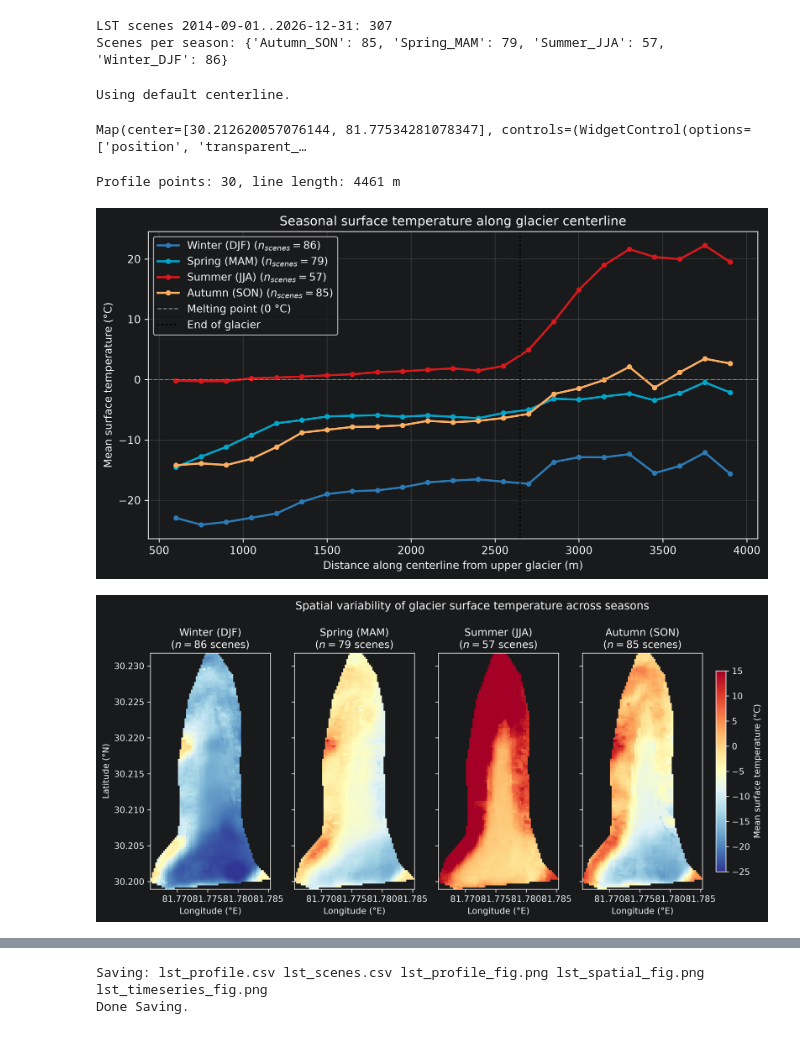
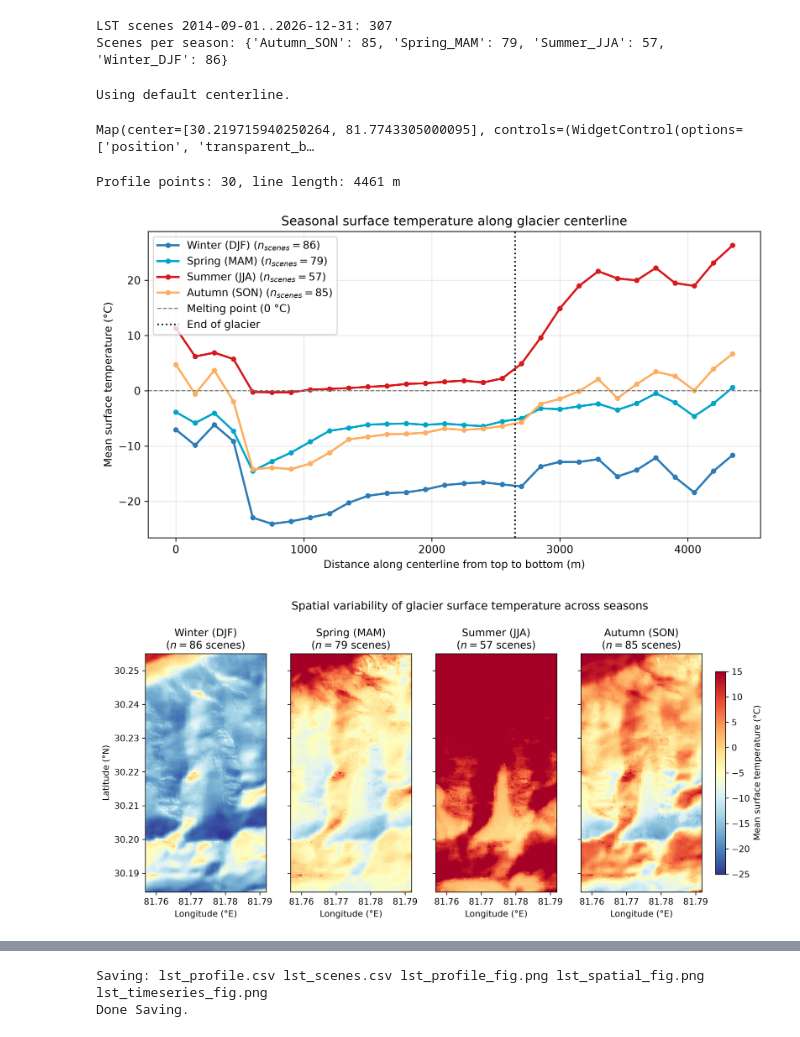
Before and after one commit to jgnnfw/EO_Cryosphere, a Jupyter notebook: main.ipynb, the cells around one changed output, grey strips where cells are left out. Cells and saved outputs as stored; diff of their text form; code cells hidden in the pictures.

```diff
--- a/main.ipynb
+++ b/main.ipynb
@@ -180,30 +151,39 @@ Map.addLayer(ee.Image().paint(glacier_glims_geom, 1, 2), {"palette": ["blue"]},
 Map
 # %% [output]
 Map(center=[30.21262005706224, 81.77534281075879], controls=(WidgetControl(options=['position', 'transparent_b…
+# %%
+aoi_coords = [
+    [81.756821, 30.184416],
+    [81.791840, 30.184416],
+    [81.791840, 30.255022],
+    [81.756821, 30.255022],
+    [81.756821, 30.184416]
+]
+BBOX = ee.Geometry.Polygon(aoi_coords)
 # %%
-lst = gl.download_lst(AOI, START, END, max_cloud=60, debug=DEBUG)
-stack = gl.season_stack(lst, AOI)
+lst = gl.download_lst(BBOX, START, END, max_cloud=60, debug=DEBUG)
+stack = gl.season_stack(lst, BBOX)
 n_season = gl.season_count(lst, debug=DEBUG)
 # %% [output]
 LST scenes 2014-09-01..2026-12-31: 307
 Scenes per season: {'Autumn_SON': 85, 'Spring_MAM': 79, 'Summer_JJA': 57, 'Winter_DJF': 86}
 # %%
-# to use a hand-drawn line: draw it on a geemap.Map, then pass user_roi=m.user_roi
-line = gl.get_centerline([[81.773, 30.235], [81.776, 30.220], [81.775, 30.195]][::-1], user_roi=None, debug=DEBUG)
-map_lst = pl.map_gst_line_map(stack, AOI, glacier_glims_geom, line)
+# to use a hand-drawn line: draw it on a Map = geemap.Map, then pass user_roi=Map.user_roi
+line = gl.get_centerline([[81.773, 30.230], [81.776, 30.220], [81.775, 30.195]][::-1], user_roi=None, debug=DEBUG)
+map_lst = pl.map_gst_line_map(stack, BBOX, glacier_glims_geom, line)
 map_lst
 # %% [output]
 Using default centerline.
-Map(center=[30.212620057076144, 81.77534281078347], controls=(WidgetControl(options=['position', 'transparent_…
+Map(center=[30.219715940250264, 81.7743305000095], controls=(WidgetControl(options=['position', 'transparent_b…
 # %%
 profile_df = gl.temp_profile(stack, line, step_m=150, debug=DEBUG)
-fig_profile = pl.plot_gst_line_profile(profile_df, n_season, glacier_end_m=2650)
+fig_profile = pl.plot_gst_line_profile(profile_df, n_season, glacier_beginning_m=550, glacier_end_m=2600)
 # %% [output]
 Profile points: 30, line length: 4461 m
-[figure, old version]
+[figure, new version]
 # %%
-arrays = gl.season_arrays(stack, AOI)
-fig_spatial = pl.plot_gst_line_seasons(arrays, gl.roi_extent(AOI), n_season)
+arrays = gl.season_arrays(stack, BBOX)
+fig_spatial = pl.plot_gst_line_seasons(arrays, gl.roi_extent(BBOX), n_season, aoi=AOI)
 # %% [output]
-[figure, old version]
+[figure, new version]
 # %%
```
Also changed, not shown: parts of 26 cells of this notebook, 8 other files.
